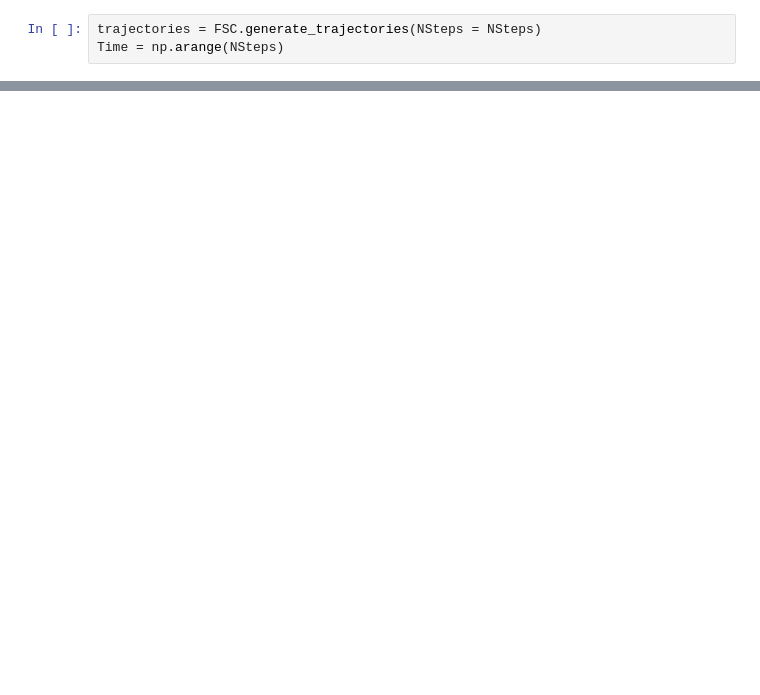
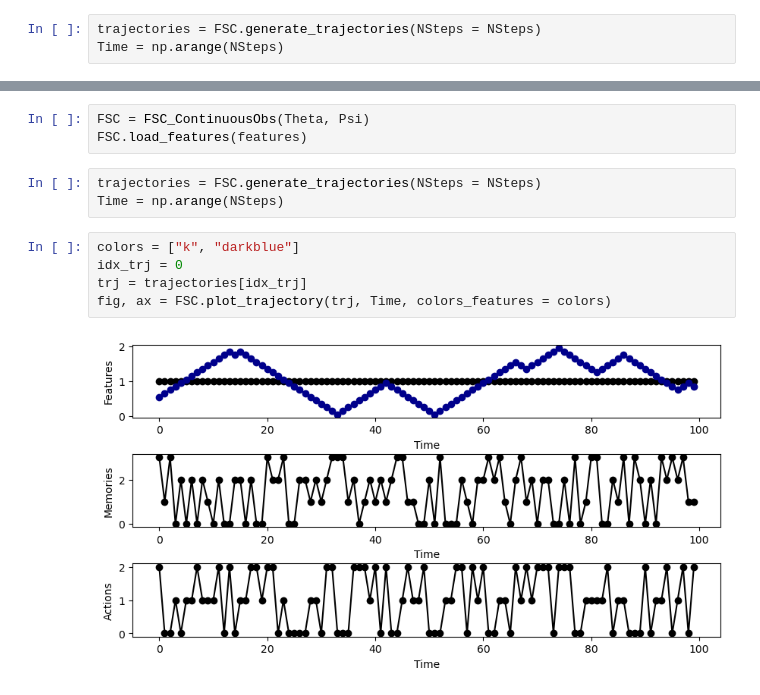
Before and after one commit to giorgionicoletti/InferenceFSCs, a Jupyter notebook: notebooks/FSC_continuous.ipynb, the cells around one changed output, grey strips where cells are left out. Drawn from its saved outputs; the diff is of its cells as text; blank space fills up the shorter version.

```diff
--- a/notebooks/FSC_continuous.ipynb
+++ b/notebooks/FSC_continuous.ipynb
@@ -417,0 +210,13 @@ test._nb_generate_trajectories_parallel(test._nb_get_TMat, len(features), NSteps
+# %%
+FSC = FSC_ContinuousObs(Theta, Psi)
+FSC.load_features(features)
+# %%
+trajectories = FSC.generate_trajectories(NSteps = NSteps)
+Time = np.arange(NSteps)
+# %%
+colors = ["k", "darkblue"]
+idx_trj = 0
+trj = trajectories[idx_trj]
+fig, ax = FSC.plot_trajectory(trj, Time, colors_features = colors)
+# %% [output]
+[figure, added]
```
Also changed, not shown: parts of 22 cells of this notebook, 6 other files.
